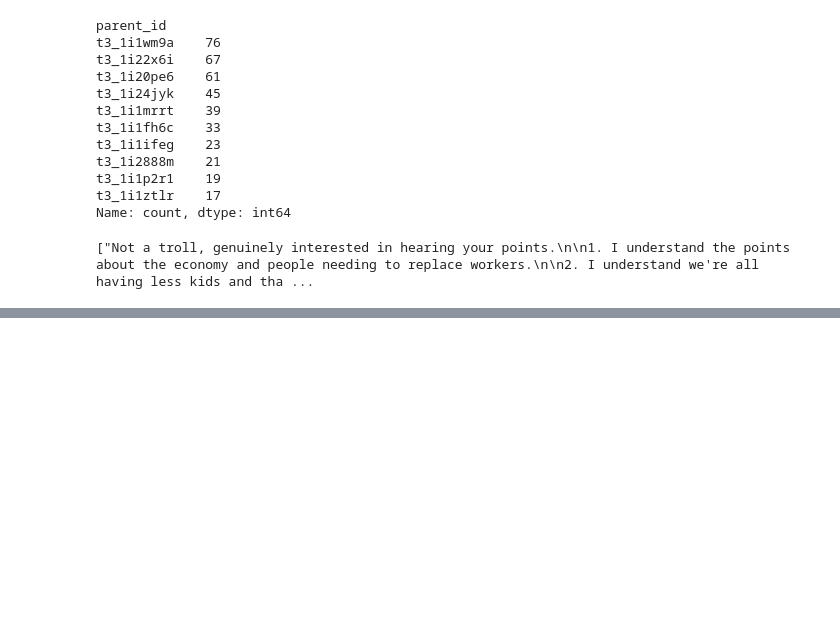
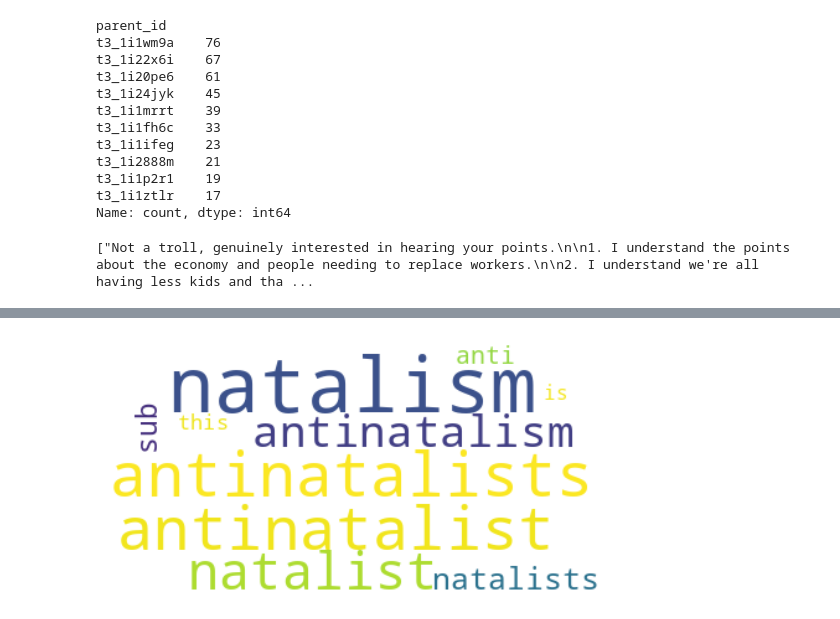
Before and after one commit to romxero/phd_research_project, a Jupyter notebook: analysis.ipynb, the cells around one changed output, grey strips where cells are left out. Drawn from its saved outputs; the diff is of its cells as text; code cells hidden in the pictures; blank space fills up the shorter version.

```diff
--- a/analysis.ipynb
+++ b/analysis.ipynb
@@ -819,4 +814,4 @@ myComment['selftext'].tolist()
 # %% [output]
 ["Not a troll, genuinely interested in hearing your points.\n\n1. I understand the points about the economy and people needing to replace workers.\n\n2. I understand we're all having less kids and tha ...
 # %%
-natalismComments.filter(items=['score']).loc[natalismComments['score','body'] < 0].sort_values(by='score', ascending=True)
+mytmpDf = natalismComments.filter(items=['score', 'body']).loc[natalismComments['score'] < 0].sort_values(by='score', ascending=True)
@@ -824,0 +865,4 @@ KeyError: ('score', 'body')
+# %%
+from bertopic import BERTopic
+tmp_model = BERTopic()
+tmp_topics, tmp_probs = tmp_model.fit_transform(mytmpDf['body'].tolist())
@@ -824,0 +917,23 @@ KeyError: ('score', 'body')
+# %%
+# word cloud
+import wordcloud as _wc
+import matplotlib.pyplot as plt
+
+# function to generate word cloud from topic models
+
+def create_wordcloud(model, topic_id):
+    # Get the words and their c-TF-IDF scores for the specified topic
+    text = {word: value for word, value in model.get_topic(topic_id)}
+    # Create a WordCloud object
+    wc = _wc.WordCloud(background_color="white", max_words=1000)
+    # Generate the word cloud from the word frequencies
+    wc.generate_from_frequencies(text)
+    # Display the word cloud
+    plt.imshow(wc, interpolation="bilinear")
+    plt.axis("off")
+    plt.show()
+# %%
+# Downvotes topics
+create_wordcloud(tmp_model, 0)
+# %% [output]
+[figure, added]
```
Also changed, not shown: parts of 20 cells of this notebook.
